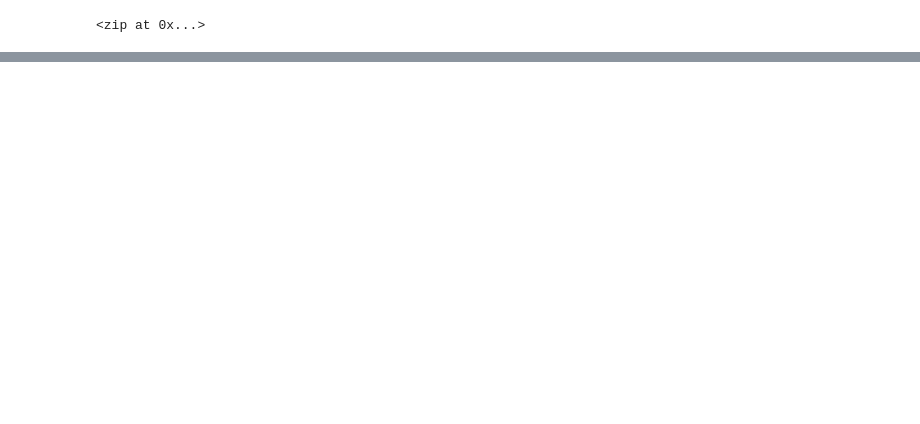
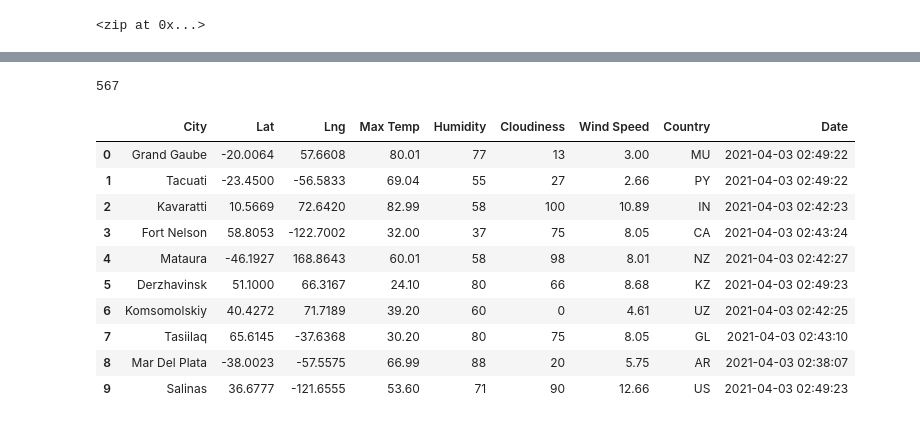
Before and after one commit to Bayan-daux/World_Weather_Analysis, a Jupyter notebook: WeatherPy.ipynb, the cells around one changed output, grey strips where cells are left out. Drawn from its saved outputs; the diff is of its cells as text; code cells hidden in the pictures; blank space fills up the shorter version.

Commit message:
Retrieve, Collect, and Clean Weather Data

```diff
--- a/WeatherPy.ipynb
+++ b/WeatherPy.ipynb
@@ -55,0 +72,4 @@ len(cities)
+# %%
+# Starting URL for Weather Map API Call.
+url = "http://api.openweathermap.org/data/2.5/weather?units=Imperial&APPID=" + weather_api_key
+print(url)
@@ -55,0 +158,21 @@ len(cities)
+# %%
+# Print the city count to confirm sufficient count.
+len(city_data)
+# %% [output]
+567
+# %%
+# Convert the array of dictionaries to a Pandas DataFrame.
+city_data_df = pd.DataFrame(city_data)
+city_data_df.head(10)
+# %% [output]
+|  | City | Lat | Lng | Max Temp | Humidity | Cloudiness | Wind Speed | Country | Date |
+| 0 | Grand Gaube | -20.0064 | 57.6608 | 80.01 | 77 | 13 | 3.00 | MU | 2021-04-03 02:49:22 |
+| 1 | Tacuati | -23.4500 | -56.5833 | 69.04 | 55 | 27 | 2.66 | PY | 2021-04-03 02:49:22 |
+| 2 | Kavaratti | 10.5669 | 72.6420 | 82.99 | 58 | 100 | 10.89 | IN | 2021-04-03 02:42:23 |
+| 3 | Fort Nelson | 58.8053 | -122.7002 | 32.00 | 37 | 75 | 8.05 | CA | 2021-04-03 02:43:24 |
+| 4 | Mataura | -46.1927 | 168.8643 | 60.01 | 58 | 98 | 8.01 | NZ | 2021-04-03 02:42:27 |
+| 5 | Derzhavinsk | 51.1000 | 66.3167 | 24.10 | 80 | 66 | 8.68 | KZ | 2021-04-03 02:49:23 |
+| 6 | Komsomolskiy | 40.4272 | 71.7189 | 39.20 | 60 | 0 | 4.61 | UZ | 2021-04-03 02:42:25 |
+| 7 | Tasiilaq | 65.6145 | -37.6368 | 30.20 | 80 | 75 | 8.05 | GL | 2021-04-03 02:43:10 |
+| 8 | Mar Del Plata | -38.0023 | -57.5575 | 66.99 | 88 | 20 | 5.75 | AR | 2021-04-03 02:38:07 |
+| 9 | Salinas | 36.6777 | -121.6555 | 53.60 | 71 | 90 | 12.66 | US | 2021-04-03 02:49:23 |
```
Also changed, not shown: parts of 13 cells of this notebook, 1 other file.
